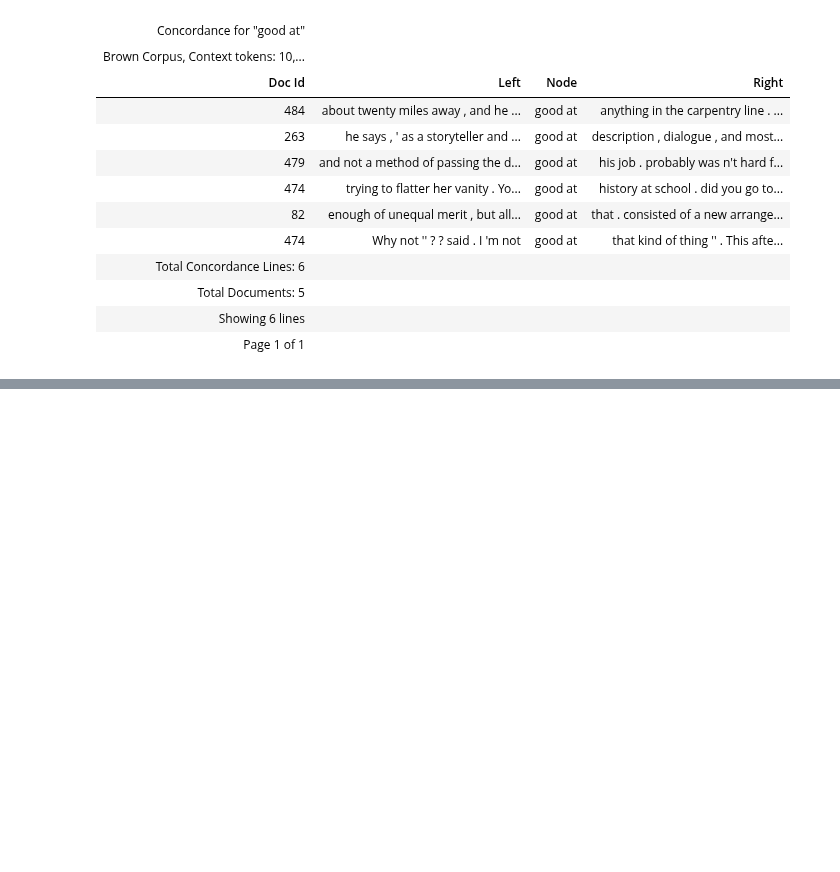
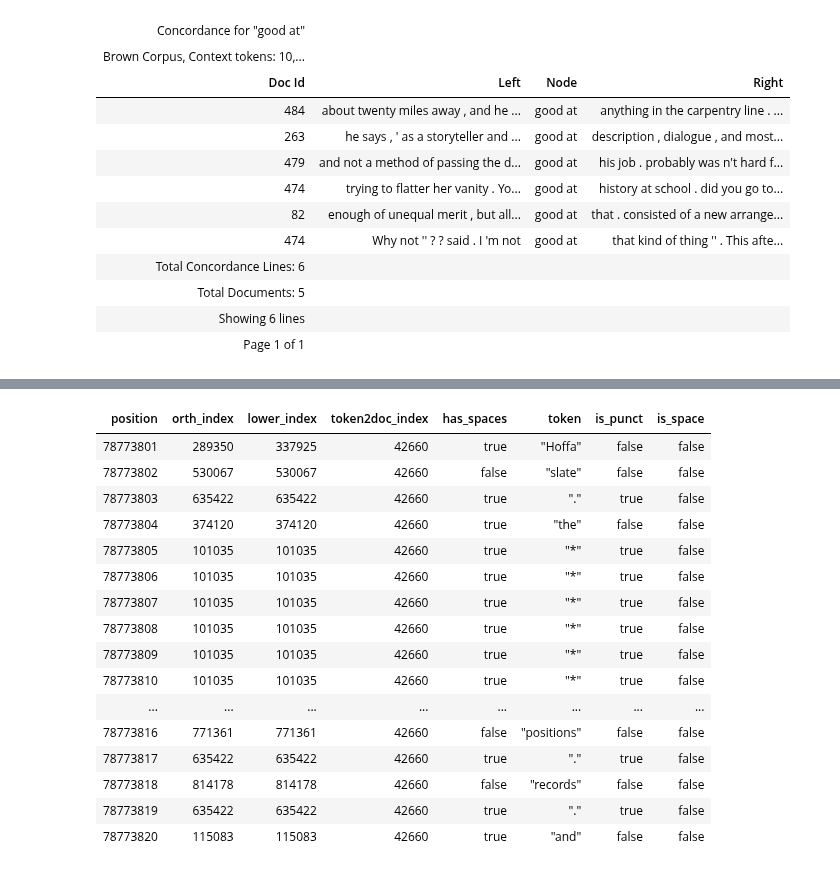
Before and after one commit to polsci/conc, a Jupyter notebook: nbs/api/72_concordance.ipynb, the cells around one changed output, grey strips where cells are left out. Saved outputs shown, nothing was run; the diff lists cells and outputs as text; code cells hidden in the pictures; blank space fills up the shorter version.

```diff
--- a/nbs/api/72_concordance.ipynb
+++ b/nbs/api/72_concordance.ipynb
@@ -466,6 +472,9 @@ report_brown.concordance('dog', context_length = 10, order='1R2R3R', ignore_punc
 | Page 1 of 4 |  |  |  |
 # %%
 #| hide
+# THIS NEEDS TO BE COMMENTED OUT BEFORE CI AS NOT INCLUDED IN SAMPLE DATA
 # congress = Corpus().load(f'{save_path}us-congressional-speeches-subset-100k.corpus')
 # report_congress = Concordance(congress)
 # congress._init_token_arrays()
+congress = Corpus().load(f'{save_path}us-congressional-speeches-subset-500k.corpus')
+report_congress = Concordance(congress)
@@ -472,3 +524,25 @@ report_brown.concordance('dog', context_length = 10, order='1R2R3R', ignore_punc
+# %%
+#59587913 78773804
+congress.tokens.with_row_index('position').filter(pl.col('position') > 78773800).join(
+    congress.vocab.select(pl.col('token_id'), pl.col('token'), pl.col('is_punct'), pl.col('is_space')), left_on='orth_index', right_on='token_id', how='left', maintain_order='left').head(20).collect()
+# %% [output]
+| position | orth_index | lower_index | token2doc_index | has_spaces | token | is_punct | is_space |
+| 78773801 | 289350 | 337925 | 42660 | true | "Hoffa" | false | false |
+| 78773802 | 530067 | 530067 | 42660 | false | "slate" | false | false |
+| 78773803 | 635422 | 635422 | 42660 | true | "." | true | false |
+| 78773804 | 374120 | 374120 | 42660 | true | "the" | false | false |
+| 78773805 | 101035 | 101035 | 42660 | true | "*" | true | false |
+| 78773806 | 101035 | 101035 | 42660 | true | "*" | true | false |
+| 78773807 | 101035 | 101035 | 42660 | true | "*" | true | false |
+| 78773808 | 101035 | 101035 | 42660 | true | "*" | true | false |
+| 78773809 | 101035 | 101035 | 42660 | true | "*" | true | false |
+| 78773810 | 101035 | 101035 | 42660 | true | "*" | true | false |
+| ... | ... | ... | ... | ... | ... | ... | ... |
+| 78773816 | 771361 | 771361 | 42660 | false | "positions" | false | false |
+| 78773817 | 635422 | 635422 | 42660 | true | "." | true | false |
+| 78773818 | 814178 | 814178 | 42660 | false | "records" | false | false |
+| 78773819 | 635422 | 635422 | 42660 | true | "." | true | false |
+| 78773820 | 115083 | 115083 | 42660 | true | "and" | false | false |
 # %%
 #| hide
 # %time report_congress.concordance('god', context_length = 5, order='1R2R3R').display()
```
Also changed, not shown: parts of 5 cells of this notebook, 1 other file.
